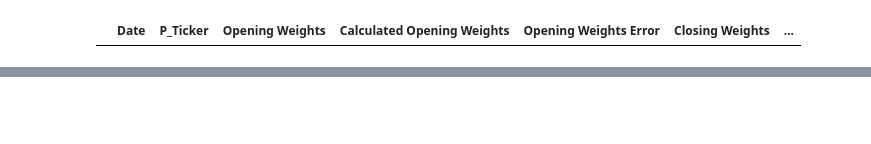
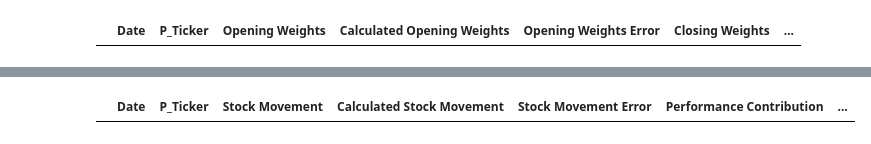
Before and after one commit to barath-2002/ARR-Investment-Partners, a Jupyter notebook: checking_errors.ipynb, the cells around one changed output, grey strips where cells are left out. Cells and saved outputs as stored; diff of their text form; code cells hidden in the pictures; blank space fills up the shorter version.

```diff
--- a/checking_errors.ipynb
+++ b/checking_errors.ipynb
@@ -233,0 +330,24 @@ weights_errors
+# %%
+def check_stock_movement_and_performance(data):
+    # Recalculate Stock Movement and Performance Contribution
+    data['Calculated Stock Movement'] = (data['Price'] - data['Price Yesterday']) / data['Price Yesterday']
+    data['Calculated Performance Contribution'] = data['Close Quantity'] * data['Price'] * data['Exchange Rate'] * data['Calculated Stock Movement']
+
+    # Check for discrepancies
+    data['Stock Movement Error'] = ~np.isclose(data['Stock Movement'], data['Calculated Stock Movement'], atol=1e-6)
+    data['Performance Contribution Error'] = ~np.isclose(data['Performance Contribution'], data['Calculated Performance Contribution'], atol=1e-6)
+
+    # Filter rows with errors
+    stock_performance_errors = data[
+        data['Stock Movement Error'] | data['Performance Contribution Error']
+    ]
+
+    return stock_performance_errors[['Date', 'P_Ticker', 'Stock Movement', 'Calculated Stock Movement',
+                                     'Stock Movement Error', 'Performance Contribution',
+                                     'Calculated Performance Contribution', 'Performance Contribution Error']]
+
+# Example usage
+stock_performance_errors = check_stock_movement_and_performance(data)
+stock_performance_errors
+# %% [output]
+|  | Date | P_Ticker | Stock Movement | Calculated Stock Movement | Stock Movement Error | Performance Contribution | ... |
```
Also changed, not shown: parts of 28 cells of this notebook.
